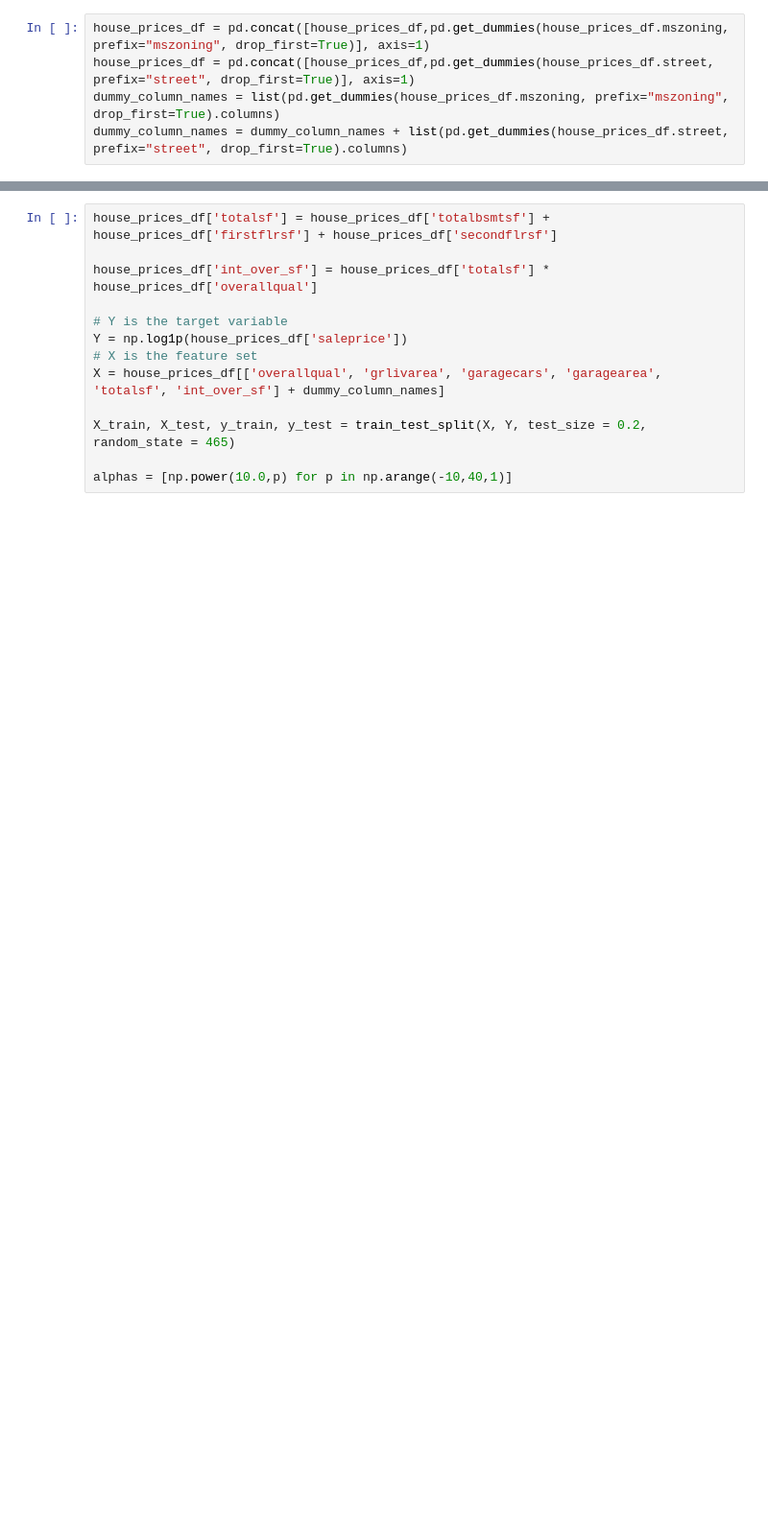
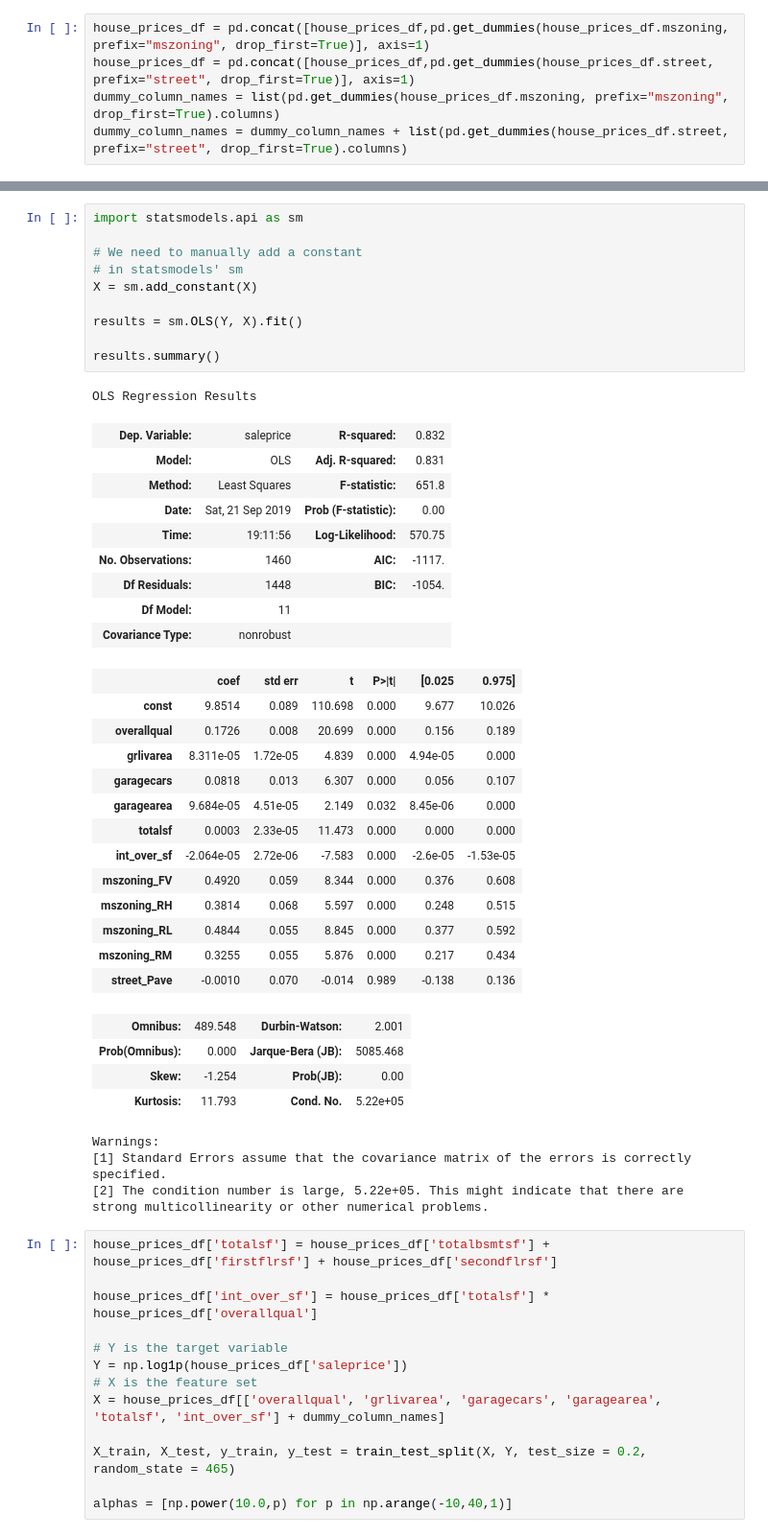
Before and after one commit to irenebratsis/Thinkful, a Jupyter notebook: 19.8 Challenge .ipynb, the cells around one changed output, grey strips where cells are left out. Shown: that part at 96% size. Drawn from its saved outputs; the diff is of its cells as text; blank space fills up the shorter version.

```diff
--- a/19.8 Challenge .ipynb
+++ b/19.8 Challenge .ipynb
@@ -357,3 +645,45 @@ NameError: name 'sm' is not defined
+# %%
+import statsmodels.api as sm
+
+# We need to manually add a constant
+# in statsmodels' sm
+X = sm.add_constant(X)
+
+results = sm.OLS(Y, X).fit()
+
+results.summary()
+# %% [output]
+OLS Regression Results
+| Dep. Variable: | saleprice | R-squared: | 0.832 |
+| Model: | OLS | Adj. R-squared: | 0.831 |
+| Method: | Least Squares | F-statistic: | 651.8 |
+| Date: | Sat, 21 Sep 2019 | Prob (F-statistic): | 0.00 |
+| Time: | 19:11:56 | Log-Likelihood: | 570.75 |
+| No. Observations: | 1460 | AIC: | -1117. |
+| Df Residuals: | 1448 | BIC: | -1054. |
+| Df Model: | 11 |  |  |
+| Covariance Type: | nonrobust |  |  |
+|  | coef | std err | t | P>|t| | [0.025 | 0.975] |
+| const | 9.8514 | 0.089 | 110.698 | 0.000 | 9.677 | 10.026 |
+| overallqual | 0.1726 | 0.008 | 20.699 | 0.000 | 0.156 | 0.189 |
+| grlivarea | 8.311e-05 | 1.72e-05 | 4.839 | 0.000 | 4.94e-05 | 0.000 |
+| garagecars | 0.0818 | 0.013 | 6.307 | 0.000 | 0.056 | 0.107 |
+| garagearea | 9.684e-05 | 4.51e-05 | 2.149 | 0.032 | 8.45e-06 | 0.000 |
+| totalsf | 0.0003 | 2.33e-05 | 11.473 | 0.000 | 0.000 | 0.000 |
+| int_over_sf | -2.064e-05 | 2.72e-06 | -7.583 | 0.000 | -2.6e-05 | -1.53e-05 |
+| mszoning_FV | 0.4920 | 0.059 | 8.344 | 0.000 | 0.376 | 0.608 |
+| mszoning_RH | 0.3814 | 0.068 | 5.597 | 0.000 | 0.248 | 0.515 |
+| mszoning_RL | 0.4844 | 0.055 | 8.845 | 0.000 | 0.377 | 0.592 |
+| mszoning_RM | 0.3255 | 0.055 | 5.876 | 0.000 | 0.217 | 0.434 |
+| street_Pave | -0.0010 | 0.070 | -0.014 | 0.989 | -0.138 | 0.136 |
+| Omnibus: | 489.548 | Durbin-Watson: | 2.001 |
+| Prob(Omnibus): | 0.000 | Jarque-Bera (JB): | 5085.468 |
+| Skew: | -1.254 | Prob(JB): | 0.00 |
+| Kurtosis: | 11.793 | Cond. No. | 5.22e+05 |
+Warnings:
+[1] Standard Errors assume that the covariance matrix of the errors is correctly specified.
+[2] The condition number is large, 5.22e+05. This might indicate that there are
+strong multicollinearity or other numerical problems.
 # %%
 house_prices_df['totalsf'] = house_prices_df['totalbsmtsf'] + house_prices_df['firstflrsf'] + house_prices_df['secondflrsf']
 
```
Also changed, not shown: parts of 52 cells of this notebook.
